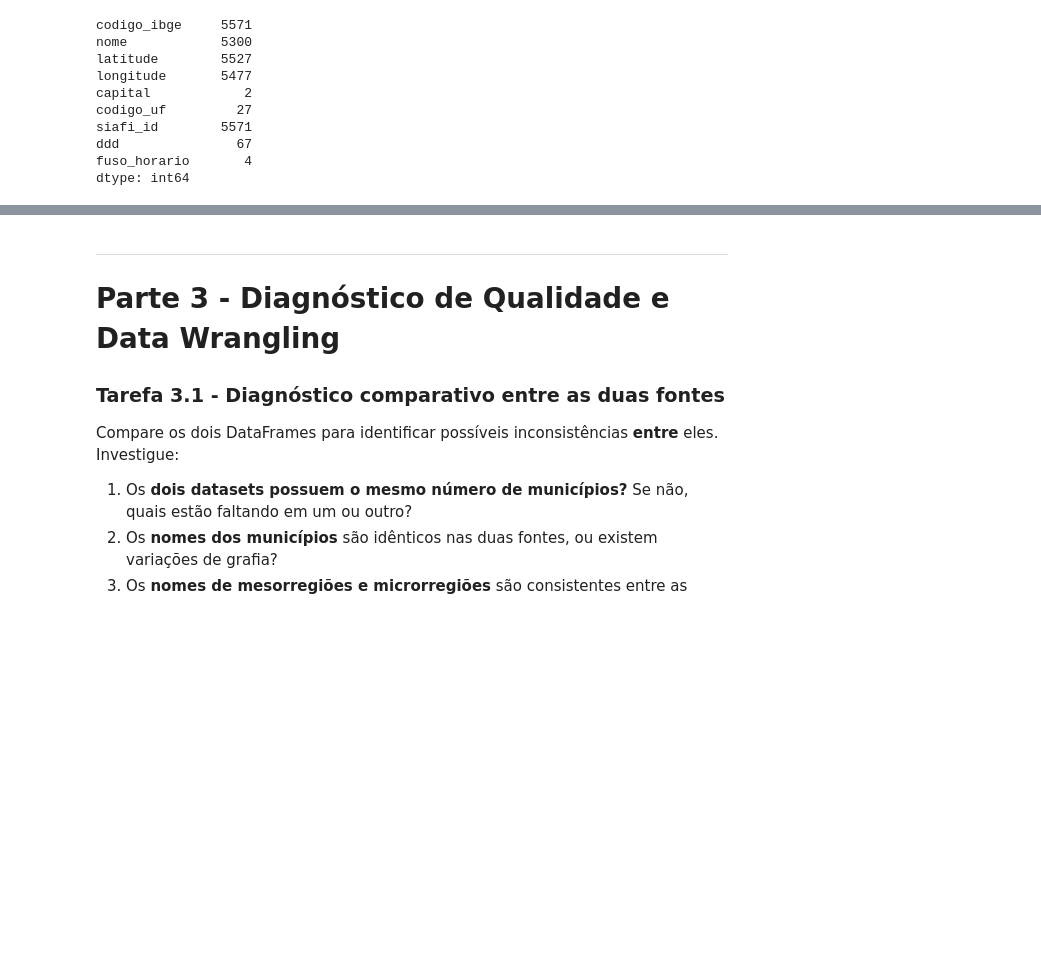
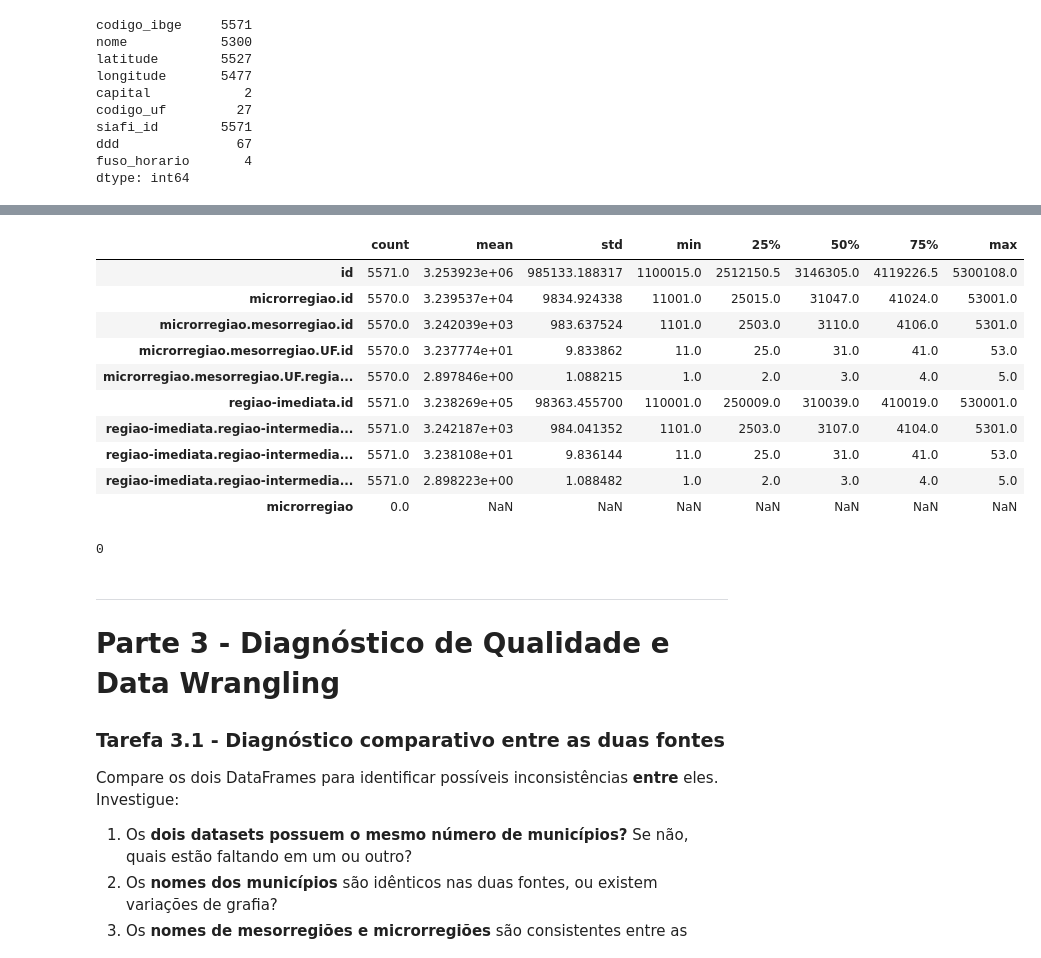
Before and after one commit to davidogral/Data-Wragling, a Jupyter notebook: Luiz/Aula 04 - Atividade de Extração e Data Wrangling.ipynb, the cells around one changed output, grey strips where cells are left out. Drawn from its saved outputs; the diff is of its cells as text; code cells hidden in the pictures; blank space fills up the shorter version.

```diff
--- a/Luiz/Aula 04 - Atividade de Extração e Data Wrangling.ipynb
+++ b/Luiz/Aula 04 - Atividade de Extração e Data Wrangling.ipynb
@@ -312,4 +405,18 @@ Os nomes de cidades estão padronizados?
 # %%
 # Tarefa 2.3b - Estatísticas descritivas das colunas numéricas
+
+df.describe().T
+# %% [output]
+|  | count | mean | std | min | 25% | 50% | 75% | max |
+| id | 5571.0 | 3.253923e+06 | 985133.188317 | 1100015.0 | 2512150.5 | 3146305.0 | 4119226.5 | 5300108.0 |
+| microrregiao.id | 5570.0 | 3.239537e+04 | 9834.924338 | 11001.0 | 25015.0 | 31047.0 | 41024.0 | 53001.0 |
+| microrregiao.mesorregiao.id | 5570.0 | 3.242039e+03 | 983.637524 | 1101.0 | 2503.0 | 3110.0 | 4106.0 | 5301.0 |
+| microrregiao.mesorregiao.UF.id | 5570.0 | 3.237774e+01 | 9.833862 | 11.0 | 25.0 | 31.0 | 41.0 | 53.0 |
+| microrregiao.mesorregiao.UF.regia... | 5570.0 | 2.897846e+00 | 1.088215 | 1.0 | 2.0 | 3.0 | 4.0 | 5.0 |
+| regiao-imediata.id | 5571.0 | 3.238269e+05 | 98363.455700 | 110001.0 | 250009.0 | 310039.0 | 410019.0 | 530001.0 |
+| regiao-imediata.regiao-intermedia... | 5571.0 | 3.242187e+03 | 984.041352 | 1101.0 | 2503.0 | 3107.0 | 4104.0 | 5301.0 |
+| regiao-imediata.regiao-intermedia... | 5571.0 | 3.238108e+01 | 9.836144 | 11.0 | 25.0 | 31.0 | 41.0 | 53.0 |
+| regiao-imediata.regiao-intermedia... | 5571.0 | 2.898223e+00 | 1.088482 | 1.0 | 2.0 | 3.0 | 4.0 | 5.0 |
+| microrregiao | 0.0 | NaN | NaN | NaN | NaN | NaN | NaN | NaN |
 # %%
 # Tarefa 2.3c - Distribuição de frequência das colunas categóricas (top 5 valores)
@@ -316,5 +431,8 @@ Os nomes de cidades estão padronizados?
 # %%
 # Tarefa 2.3d - Verifique duplicatas pelo código IBGE
+print(df.duplicated(subset=['id'], keep=False).sum())
+# %% [output]
+0
 # %% [markdown]
 ---
 # Parte 3 - Diagnóstico de Qualidade e Data Wrangling
```
Also changed, not shown: parts of 13 cells of this notebook.
